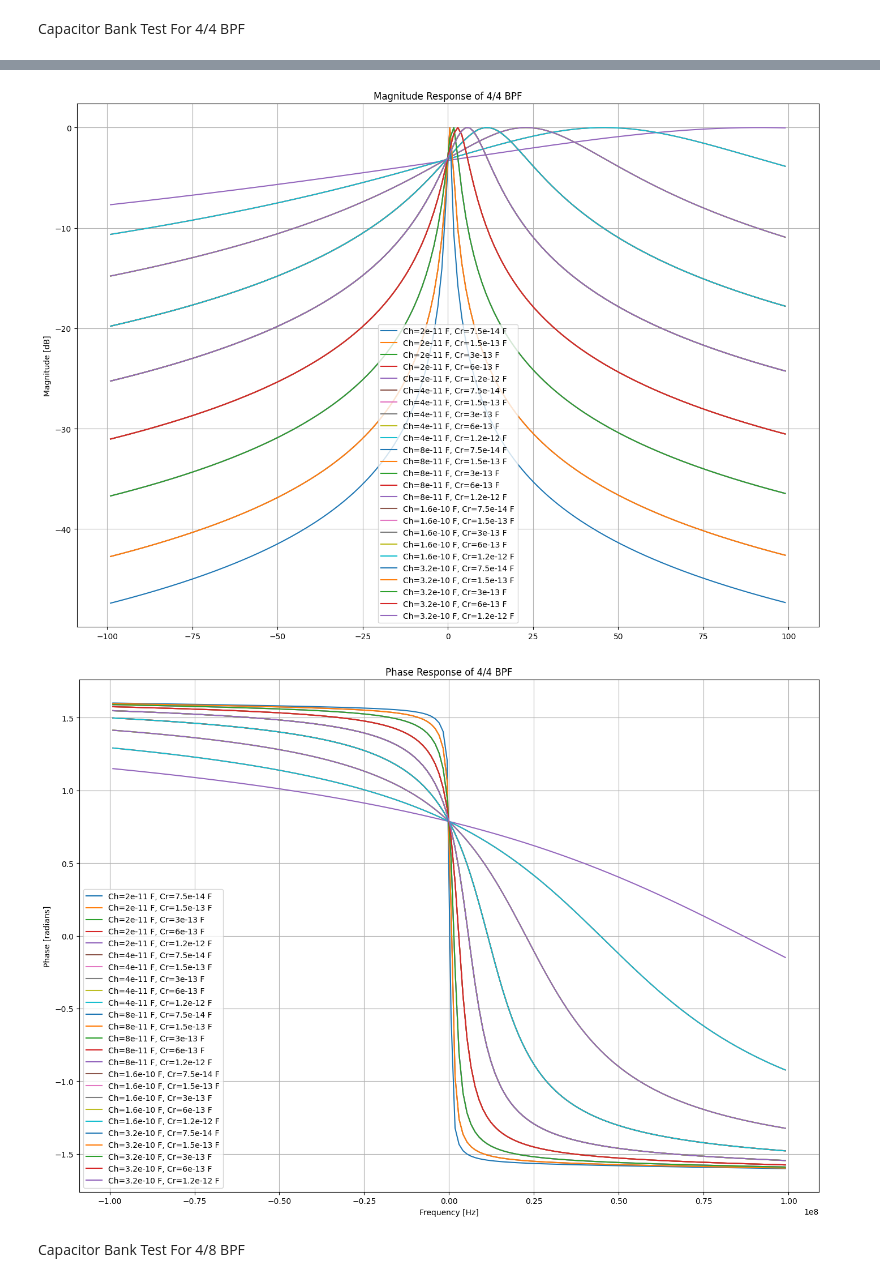
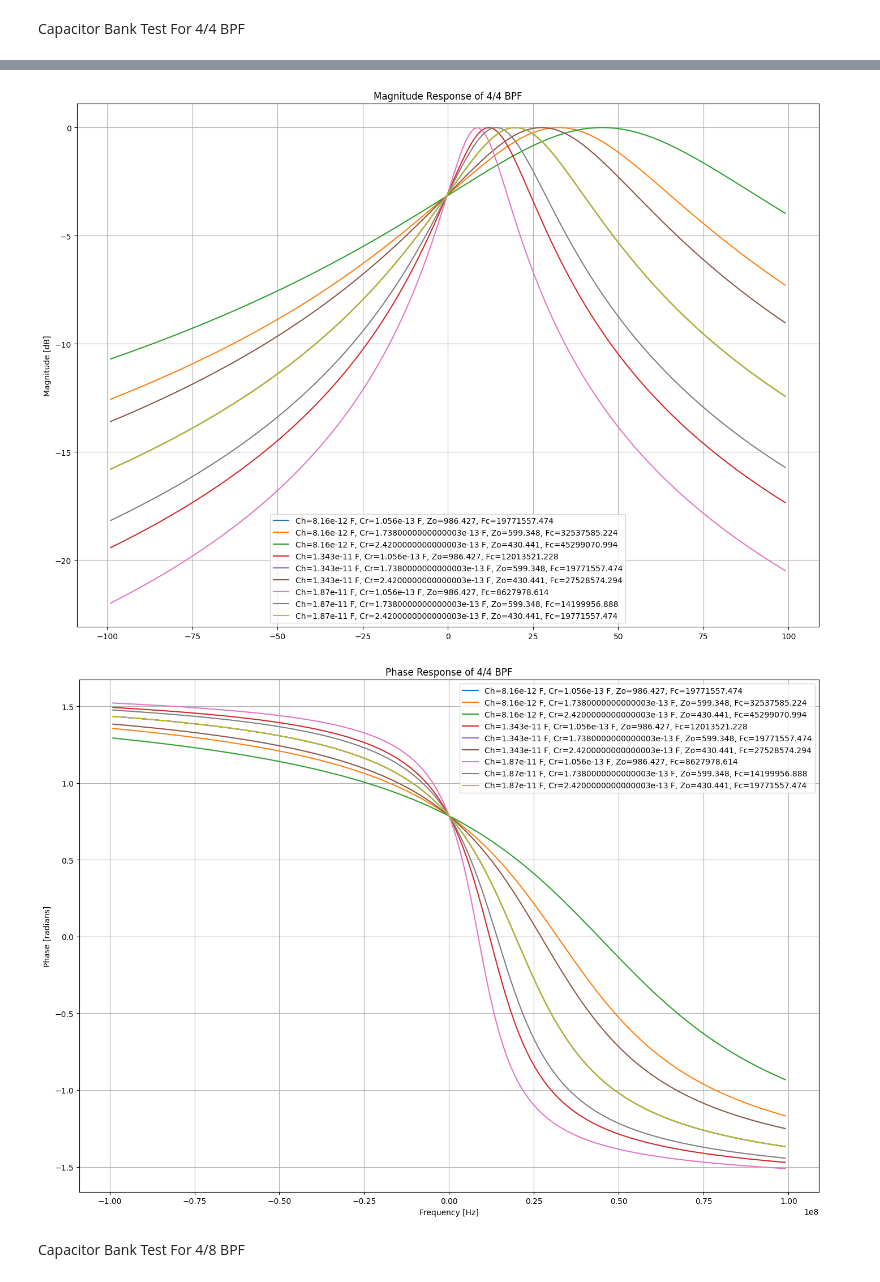
Before and after one commit to arthurmorbach/dt-filters, a Jupyter notebook: fResponse.ipynb, the cells around one changed output, grey strips where cells are left out. Saved outputs shown, nothing was run; the diff lists cells and outputs as text; code cells hidden in the pictures.

Commit message:
generation of cap bank added

```diff
--- a/fResponse.ipynb
+++ b/fResponse.ipynb
@@ -243,14 +243,20 @@ plt.legend()
 Capacitor Bank Test For 4/4 BPF
 # %%
 # Variables
-Ch = [20e-12, 2*20e-12, 4*20e-12, 8*20e-12, 16*20e-12]
-Cr = [75e-15, 2*75e-15, 4*75e-15, 8*75e-15, 16*75e-15]
+
+Ch = filters.cap_bank(bits=5, unity_cap=340e-15)
+Cr = filters.cap_bank(bits=5, unity_cap=4.4e-15)
 fs = 9.6e9
 
-# Initialize 2D arrays
-H_44 = np.zeros((len(Ch), len(Cr)), dtype=object)  # Use dtype=object to store arrays in H_44
+# Select the desired capacitance values
+Ch = np.linspace(min(Ch), max(Ch), 3)
+Cr = np.linspace(min(Cr), max(Cr), 3)
+
+# Initialize 2D arrays for the selected values
+H_44 = np.zeros((len(Ch), len(Cr)), dtype=object)
 Zo = np.zeros((len(Ch), len(Cr)))
 fc = np.zeros((len(Ch), len(Cr)))
+
 
 for j in range(len(Ch)):
     for i in range(len(Cr)):
@@ -273,7 +279,7 @@ unit_circle = np.exp(1j * omega)
 plt.plot(np.real(unit_circle), np.imag(unit_circle), 'r--', label='Unit Circle')
 for j in range(len(Ch)):
     for i in range(len(Cr)):
-        plt.plot(np.real(H_44[j][i]), np.imag(H_44[j][i]), label=f'H(z) for Ch={Ch[j]} F, Cr={Cr[i]} F')
+        plt.plot(np.real(H_44[j][i]), np.imag(H_44[j][i]), label=f'H(z) for Ch={Ch[j]} F, Cr={Cr[i]} F, Zo={Zo[j][i]}, Fc={fc[j][i]}')
 plt.title('H(z) on the Unit Circle (Complex Plane)')
 plt.xlabel('Real Part')
 plt.ylabel('Imaginary Part')
@@ -287,7 +293,7 @@ plt.figure(figsize=(14, 10))
 plt.figure(2)
 for j in range(len(Ch)):
     for i in range(len(Cr)):
-        plt.plot(frequencies[mask]/1e6, 20 * np.log10(np.abs(H_44[j][i][mask])), label=f'Ch={Ch[j]} F, Cr={Cr[i]} F')
+        plt.plot(frequencies[mask]/1e6, 20 * np.log10(np.abs(H_44[j][i][mask])), label=f'Ch={Ch[j]} F, Cr={Cr[i]} F, Zo={Zo[j][i]}, Fc={fc[j][i]}')
 plt.title('Magnitude Response of 4/4 BPF')
 plt.ylabel('Magnitude [dB]')
 plt.grid()
@@ -301,7 +307,7 @@ plt.figure(3)
 for j in range(len(Ch)):
     for i in range(len(Cr)):
         angles = np.unwrap(np.angle(H_44[j][i][mask]))
-        plt.plot(frequencies[mask], angles, label=f'Ch={Ch[j]} F, Cr={Cr[i]} F')
+        plt.plot(frequencies[mask], angles, label=f'Ch={Ch[j]} F, Cr={Cr[i]} F, Zo={Zo[j][i]}, Fc={fc[j][i]}')
 plt.title('Phase Response of 4/4 BPF')
 plt.ylabel('Phase [radians]')
 plt.xlabel('Frequency [Hz]')
@@ -309,6 +315,5 @@ plt.grid()
 plt.legend()
 plt.tight_layout()
 
-
 plt.show()
 # %% [output]
@@ -333,5 +338,5 @@ fs / (2 * np.pi) =  1527887453.6821952
-[figure, old version]
+[figure, new version]
-[figure, old version]
+[figure, new version]
 # %% [markdown]
 Capacitor Bank Test For 4/8 BPF
 # %%
```
Also changed, not shown: parts of 3 cells of this notebook, 1 other file.
